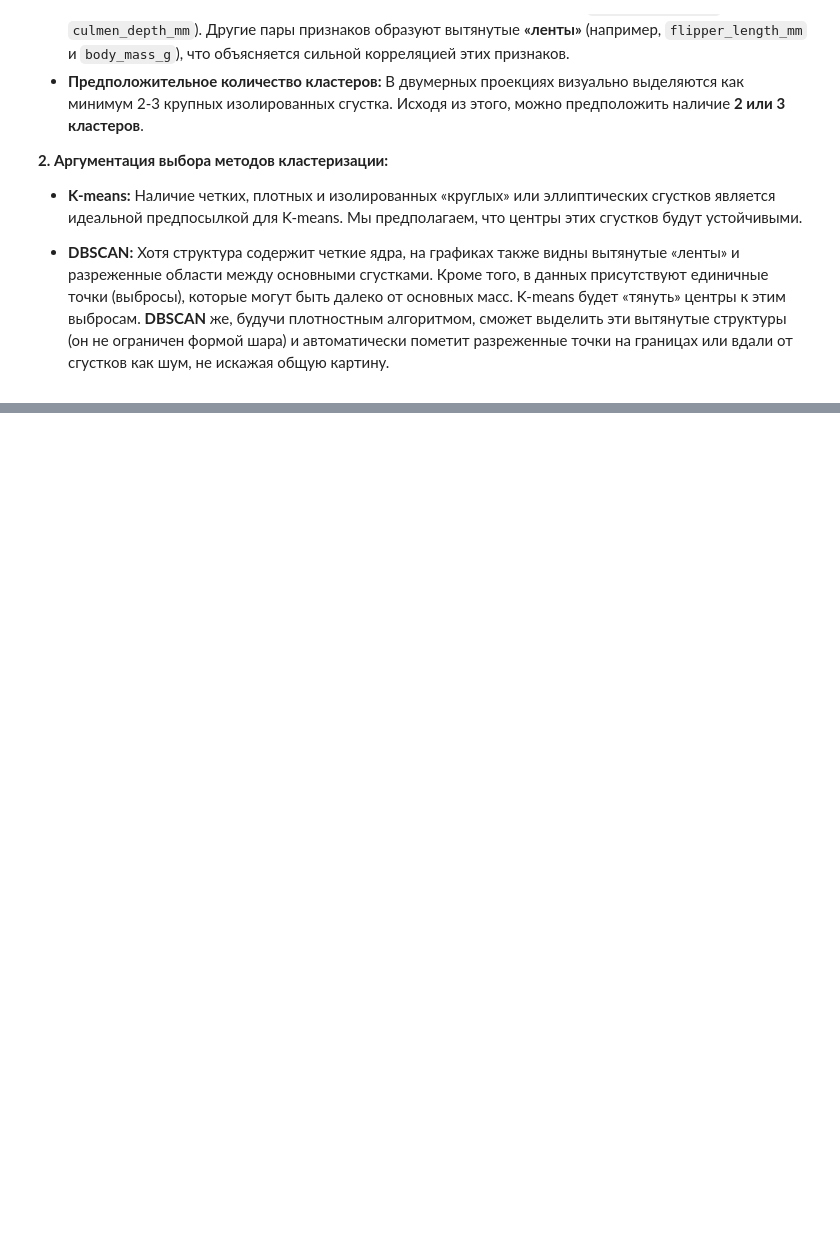
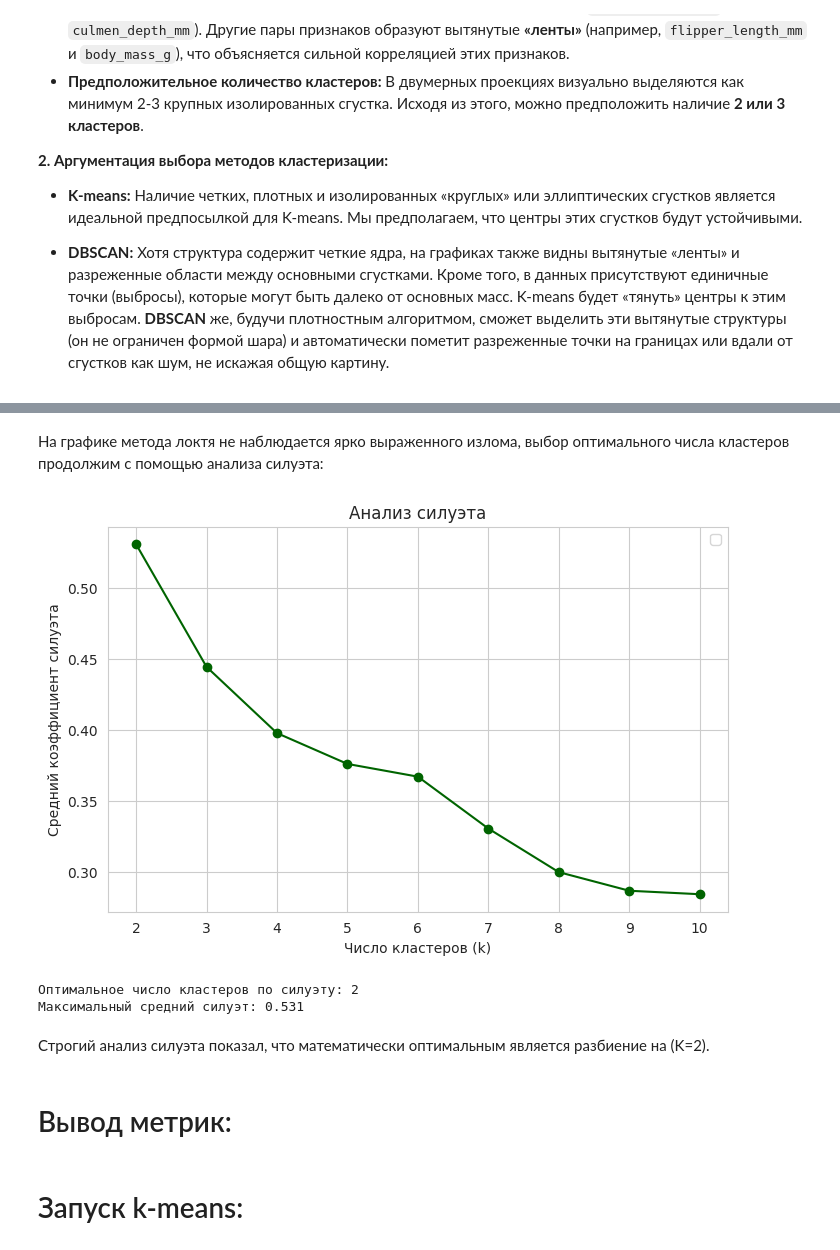
Before and after one commit to Turbonik/AILab1, a Jupyter notebook: Lab3AI.ipynb, the cells around one changed output, grey strips where cells are left out. Cells and saved outputs as stored; diff of their text form; code cells hidden in the pictures; blank space fills up the shorter version.

```diff
--- a/Lab3AI.ipynb
+++ b/Lab3AI.ipynb
@@ -245,0 +255,33 @@ std                1.0              1.0                1.0          1.0
+# %% [markdown]
+На графике метода локтя не наблюдается ярко выраженного излома, выбор оптимального числа кластеров продолжим с помощью анализа силуэта:
+# %%
+silhouette_vals = []
+
+for k in K_range:
+    kmeans = KMeans(n_clusters=k, init='k-means++', n_init=10, random_state=42)
+    labels = kmeans.fit_predict(X_scaled_df)
+    score = silhouette_score(X_scaled_df, labels)
+    silhouette_vals.append(score)
+
+plt.figure(figsize=(8, 5))
+plt.plot(K_range, silhouette_vals, marker='o', color='darkgreen')
+plt.title('Анализ силуэта')
+plt.xlabel('Число кластеров (k)')
+plt.ylabel('Средний коэффициент силуэта')
+plt.xticks(K_range)
+plt.grid(True)
+
+best_k = K_range[silhouette_vals.index(max(silhouette_vals))]
+plt.legend()
+plt.show()
+
+print(f"Оптимальное число кластеров по силуэту: {best_k}")
+print(f"Максимальный средний силуэт: {max(silhouette_vals):.3f}")
+# %% [output]
+[figure, added]
+Оптимальное число кластеров по силуэту: 2
+Максимальный средний силуэт: 0.531
+# %% [markdown]
+Строгий анализ силуэта показал, что математически оптимальным является разбиение на \(K=2\).
+# %% [markdown]
+# Вывод метрик:
@@ -245,0 +325,2 @@ std                1.0              1.0                1.0          1.0
+# %% [markdown]
+# Запуск k-means:
```
Also changed, not shown: parts of 25 cells of this notebook.
